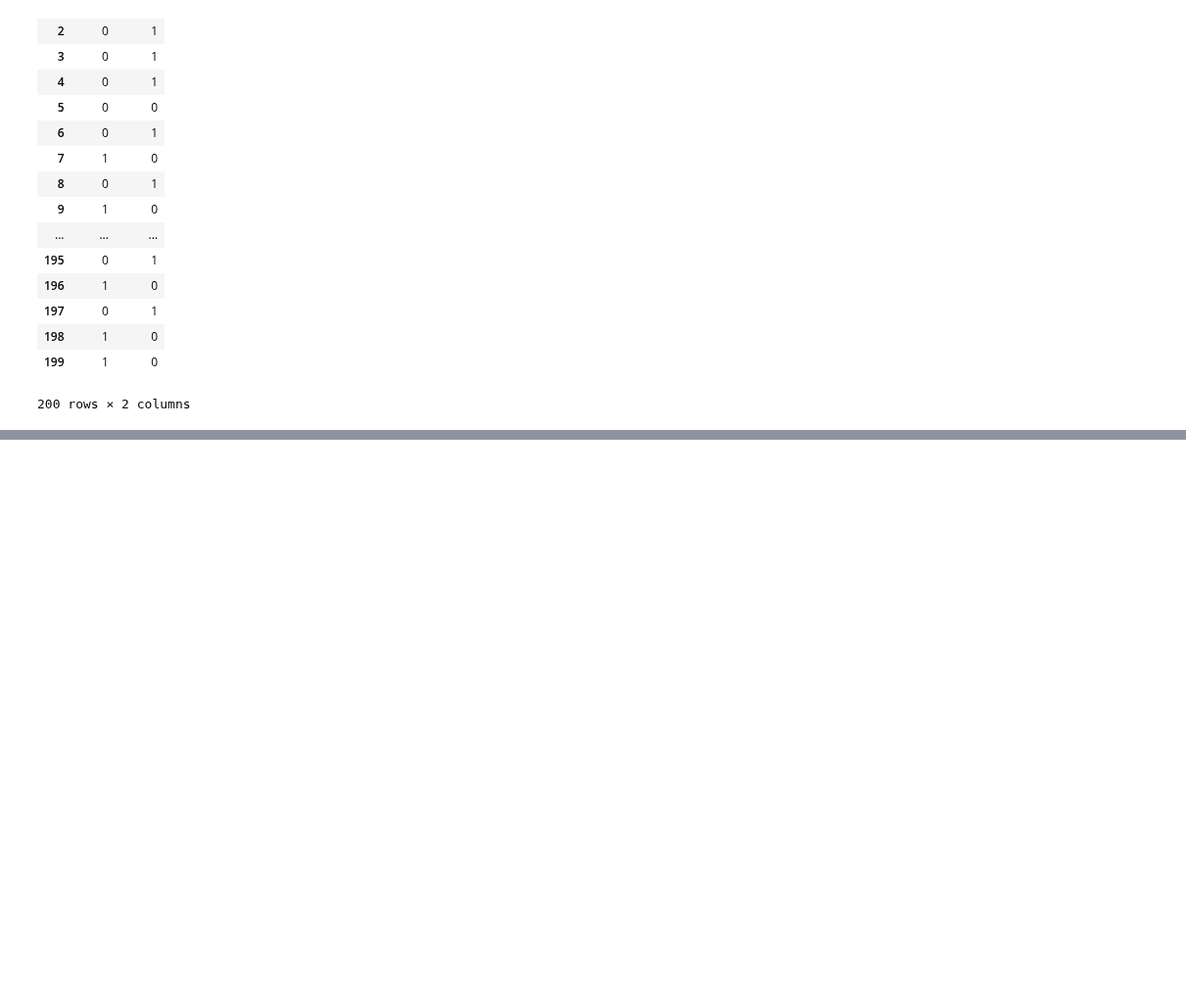
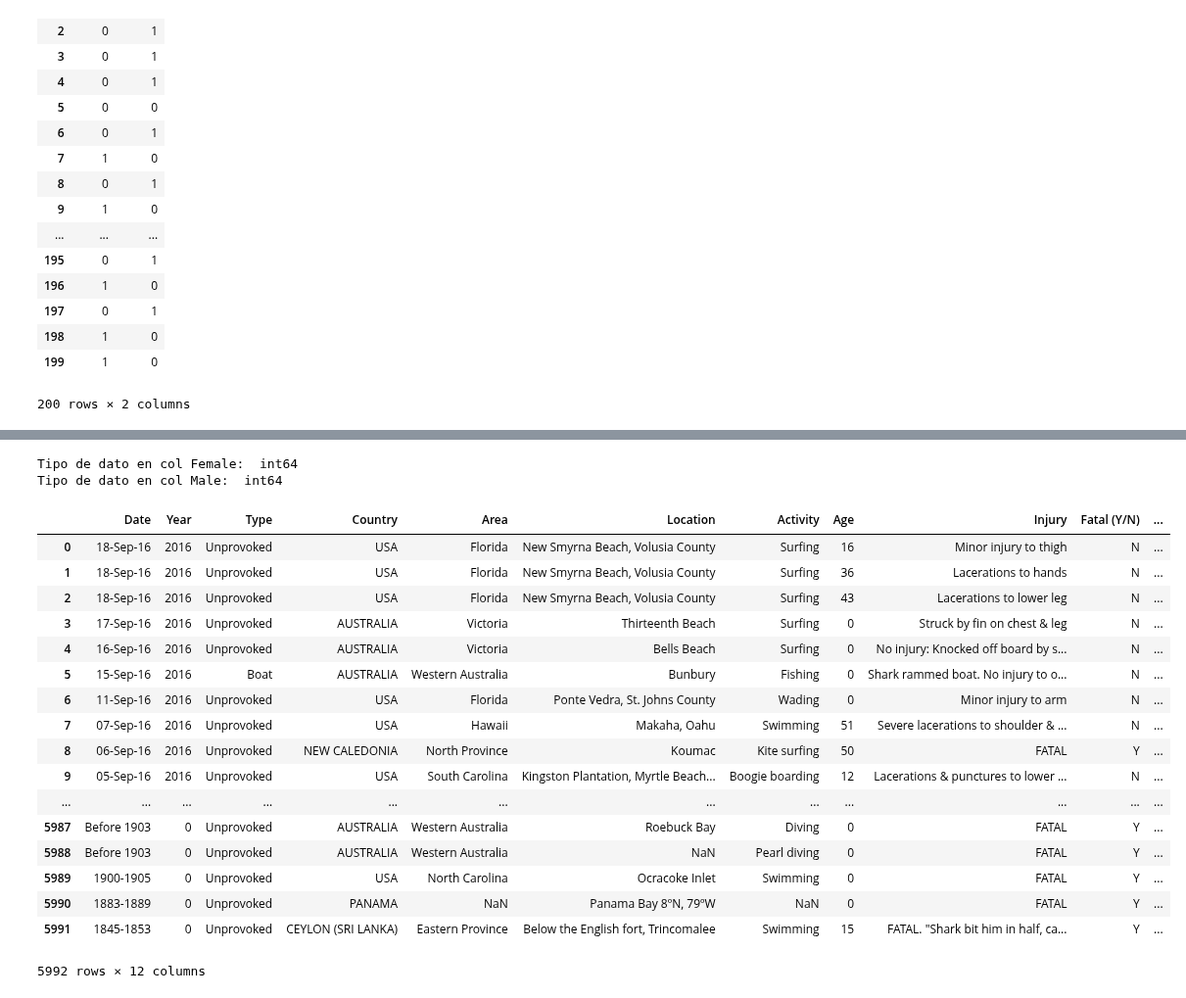
Before and after one commit to ironhack-datalabs/datamad0819, a Jupyter notebook: module-1/pandas-project/your-code/main.ipynb, the cells around one changed output, grey strips where cells are left out. Shown at 98% size. Saved outputs shown, nothing was run; the diff lists cells and outputs as text; code cells hidden in the pictures; blank space fills up the shorter version.

```diff
--- a/module-1/pandas-project/your-code/main.ipynb
+++ b/module-1/pandas-project/your-code/main.ipynb
@@ -275,0 +385,37 @@ dummy_sex.head(200)
+# %%
+shdf['Female'] = pd.to_numeric(shdf['Female'], errors='coerce').fillna(0)
+shdf['Female'] = shdf['Female'].astype(np.int64)
+print("Tipo de dato en col Female: ", shdf["Female"].dtype)
+
+shdf['Male'] = pd.to_numeric(shdf['Male'], errors='coerce').fillna(0)
+shdf['Male'] = shdf['Male'].astype(np.int64)
+print("Tipo de dato en col Male: ", shdf["Male"].dtype)
+
+# compruebo los nulls de nuevo para recordarme como voy (con la función funciones.check_nulls(shdf) )
+# obvio el error de la col Time porque es un error esperado ya que ya no se puede
+# comprobar porque la dropeamos (no sé como decirle a la función que si está ejecute
+# y si no está que no ejecute pero me gustaría saber como se podría hacer, TA`s me lo podéis contar?)
+# %% [output]
+Tipo de dato en col Female:  int64
+Tipo de dato en col Male:  int64
+# %%
+shdf
+# %% [output]
+|  | Date | Year | Type | Country | Area | Location | Activity | Age | Injury | Fatal (Y/N) | ... |
+| 0 | 18-Sep-16 | 2016 | Unprovoked | USA | Florida | New Smyrna Beach, Volusia County | Surfing | 16 | Minor injury to thigh | N | ... |
+| 1 | 18-Sep-16 | 2016 | Unprovoked | USA | Florida | New Smyrna Beach, Volusia County | Surfing | 36 | Lacerations to hands | N | ... |
+| 2 | 18-Sep-16 | 2016 | Unprovoked | USA | Florida | New Smyrna Beach, Volusia County | Surfing | 43 | Lacerations to lower leg | N | ... |
+| 3 | 17-Sep-16 | 2016 | Unprovoked | AUSTRALIA | Victoria | Thirteenth Beach | Surfing | 0 | Struck by fin on chest & leg | N | ... |
+| 4 | 16-Sep-16 | 2016 | Unprovoked | AUSTRALIA | Victoria | Bells Beach | Surfing | 0 | No injury: Knocked off board by s... | N | ... |
+| 5 | 15-Sep-16 | 2016 | Boat | AUSTRALIA | Western Australia | Bunbury | Fishing | 0 | Shark rammed boat. No injury to o... | N | ... |
+| 6 | 11-Sep-16 | 2016 | Unprovoked | USA | Florida | Ponte Vedra, St. Johns County | Wading | 0 | Minor injury to arm | N | ... |
+| 7 | 07-Sep-16 | 2016 | Unprovoked | USA | Hawaii | Makaha, Oahu | Swimming | 51 | Severe lacerations to shoulder & ... | N | ... |
+| 8 | 06-Sep-16 | 2016 | Unprovoked | NEW CALEDONIA | North Province | Koumac | Kite surfing | 50 | FATAL | Y | ... |
+| 9 | 05-Sep-16 | 2016 | Unprovoked | USA | South Carolina | Kingston Plantation, Myrtle Beach... | Boogie boarding | 12 | Lacerations & punctures to lower ... | N | ... |
+| ... | ... | ... | ... | ... | ... | ... | ... | ... | ... | ... | ... |
+| 5987 | Before 1903 | 0 | Unprovoked | AUSTRALIA | Western Australia | Roebuck Bay | Diving | 0 | FATAL | Y | ... |
+| 5988 | Before 1903 | 0 | Unprovoked | AUSTRALIA | Western Australia | NaN | Pearl diving | 0 | FATAL | Y | ... |
+| 5989 | 1900-1905 | 0 | Unprovoked | USA | North Carolina | Ocracoke Inlet | Swimming | 0 | FATAL | Y | ... |
+| 5990 | 1883-1889 | 0 | Unprovoked | PANAMA | NaN | Panama Bay 8ºN, 79ºW | NaN | 0 | FATAL | Y | ... |
+| 5991 | 1845-1853 | 0 | Unprovoked | CEYLON (SRI LANKA) | Eastern Province | Below the English fort, Trincomalee | Swimming | 15 | FATAL. "Shark bit him in half, ca... | Y | ... |
+5992 rows × 12 columns
```
Also changed, not shown: parts of 23 cells of this notebook.
